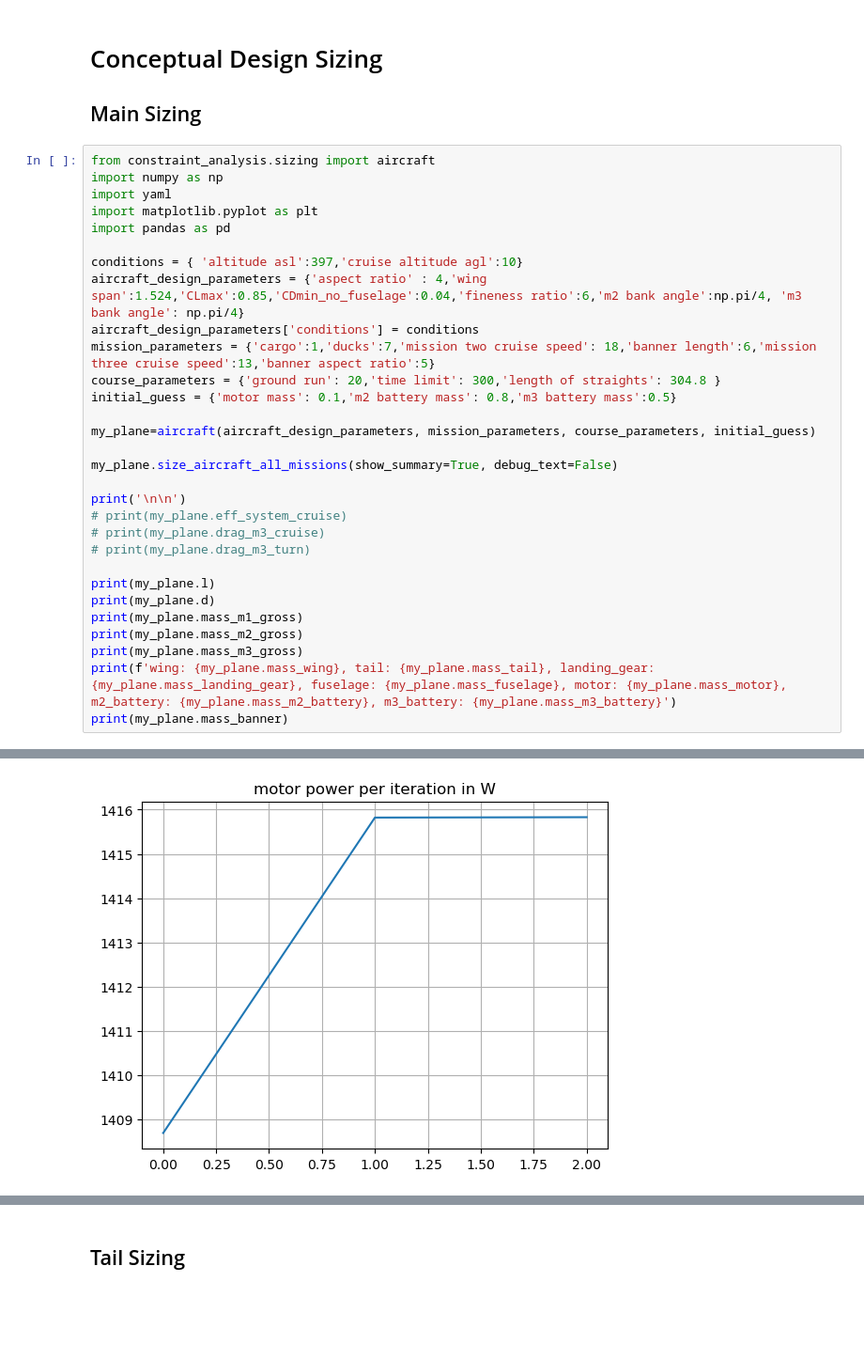
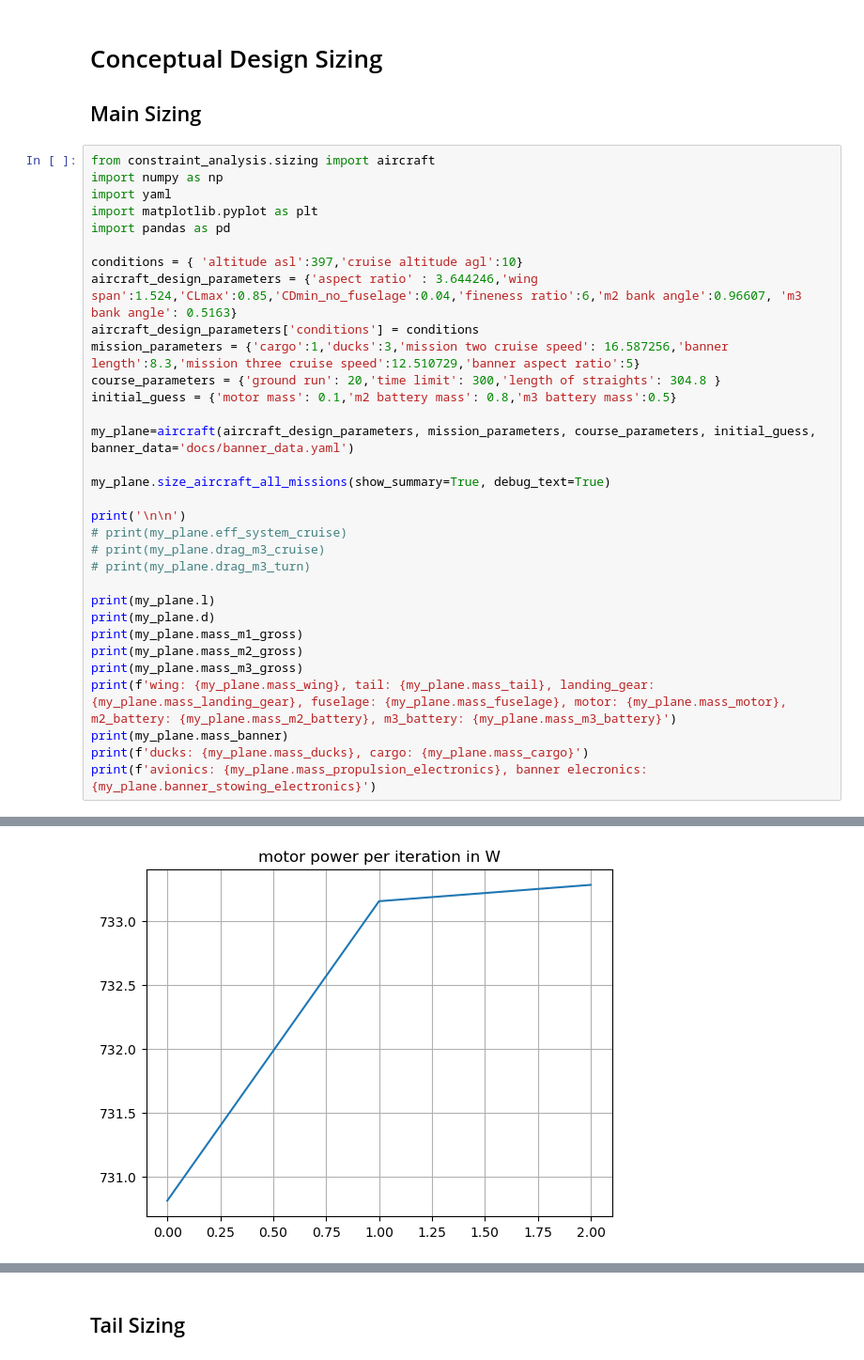
Before and after one commit to edgahhhh/dbf_2026, a Jupyter notebook: conceptual_design/conceptual_sizing.ipynb, the cells around one changed output, grey strips where cells are left out. Shown: that part at 94% size. Drawn from its saved outputs; the diff is of its cells as text; blank space fills up the shorter version.

```diff
--- a/conceptual_design/conceptual_sizing.ipynb
+++ b/conceptual_design/conceptual_sizing.ipynb
@@ -10,15 +10,15 @@ import matplotlib.pyplot as plt
 import pandas as pd
 
 conditions = { 'altitude asl':397,'cruise altitude agl':10}
-aircraft_design_parameters = {'aspect ratio' : 4,'wing span':1.524,'CLmax':0.85,'CDmin_no_fuselage':0.04,'fineness ratio':6,'m2 bank angle':np.pi/4, 'm3 bank angle': np.pi/4}
+aircraft_design_parameters = {'aspect ratio' : 3.644246,'wing span':1.524,'CLmax':0.85,'CDmin_no_fuselage':0.04,'fineness ratio':6,'m2 bank angle':0.96607, 'm3 bank angle': 0.5163}
 aircraft_design_parameters['conditions'] = conditions
-mission_parameters = {'cargo':1,'ducks':7,'mission two cruise speed': 18,'banner length':6,'mission three cruise speed':13,'banner aspect ratio':5}
+mission_parameters = {'cargo':1,'ducks':3,'mission two cruise speed': 16.587256,'banner length':8.3,'mission three cruise speed':12.510729,'banner aspect ratio':5}
 course_parameters = {'ground run': 20,'time limit': 300,'length of straights': 304.8 }
 initial_guess = {'motor mass': 0.1,'m2 battery mass': 0.8,'m3 battery mass':0.5}
 
-my_plane=aircraft(aircraft_design_parameters, mission_parameters, course_parameters, initial_guess)
+my_plane=aircraft(aircraft_design_parameters, mission_parameters, course_parameters, initial_guess, banner_data='docs/banner_data.yaml')
 
-my_plane.size_aircraft_all_missions(show_summary=True, debug_text=False)
+my_plane.size_aircraft_all_missions(show_summary=True, debug_text=True)
 
 print('\n\n')
 # print(my_plane.eff_system_cruise)
@@ -32,4 +32,6 @@ print(my_plane.mass_m2_gross)
 print(my_plane.mass_m3_gross)
 print(f'wing: {my_plane.mass_wing}, tail: {my_plane.mass_tail}, landing_gear: {my_plane.mass_landing_gear}, fuselage: {my_plane.mass_fuselage}, motor: {my_plane.mass_motor}, m2_battery: {my_plane.mass_m2_battery}, m3_battery: {my_plane.mass_m3_battery}')
 print(my_plane.mass_banner)
+print(f'ducks: {my_plane.mass_ducks}, cargo: {my_plane.mass_cargo}')
+print(f'avionics: {my_plane.mass_propulsion_electronics}, banner elecronics: {my_plane.banner_stowing_electronics}')
 # %% [output]
@@ -55 +57 @@ wing: 0.7691791068, tail: 0.11589654240000001, landing_gear: 0.5, fuselage: 0.56
-[figure, old version]
+[figure, new version]
```
Also changed, not shown: parts of 2 cells of this notebook, 7 other files.
